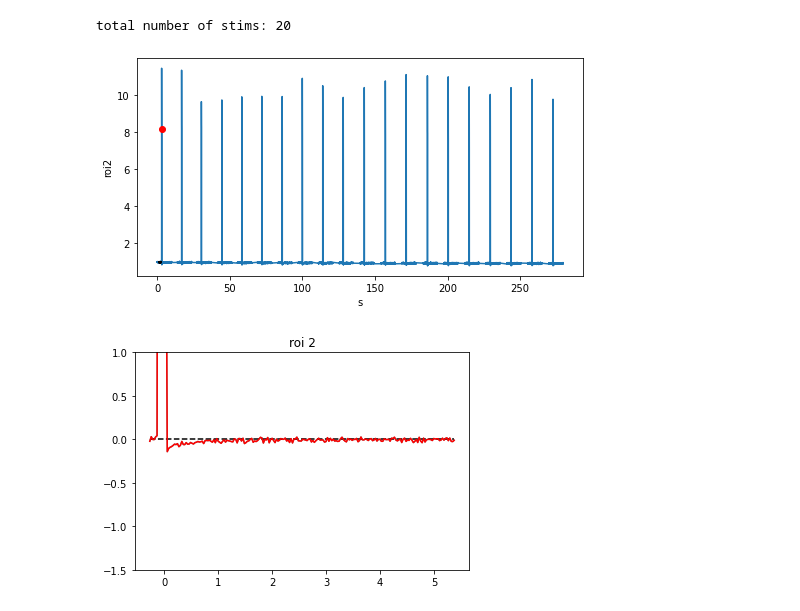
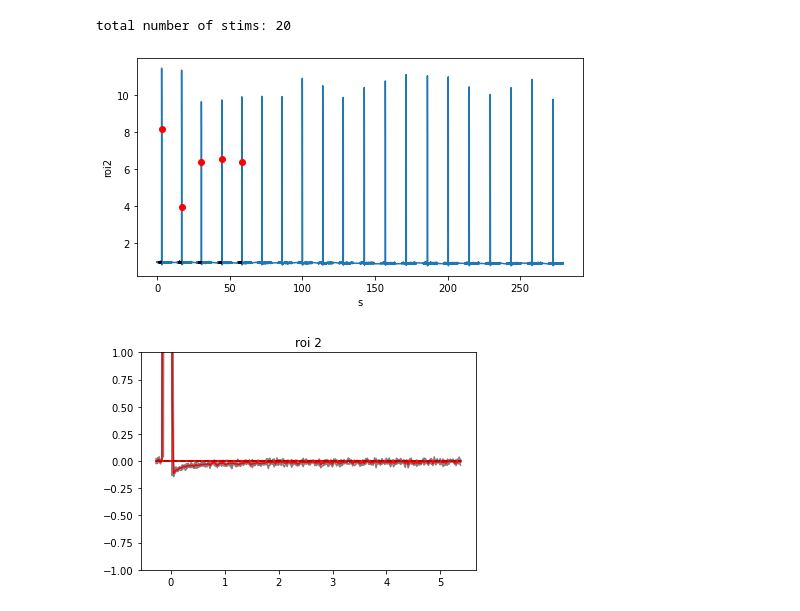
Before and after one commit to ilyakolb/online-frap-analysis, a Jupyter notebook: online-frap-analysis.ipynb, the cells around one changed output. Saved outputs shown, nothing was run; the diff lists cells and outputs as text; code cells hidden in the pictures.

```diff
--- a/online-frap-analysis.ipynb
+++ b/online-frap-analysis.ipynb
@@ -1,38 +22,16 @@
 # %%
-"""
-Created on Wed Sep 30 12:59:13 2020
-
-@author: kolbi
-
-NOTES:
-    Use for online analysis
-
-USAGE:
-    env: conda activate base2
-    run from D:\pythonTesting\jg8-frap
-    For un-normalized, plot N=20 pulses to get fraction change plot
-    For normalized, plot N=5 pulses to get uncontaminated curves
-
-NOTES:
-        # roi1: frap pixel
-        # roi2: frap roi
-        # roi3: control roi within cell
-        # roi4: neighboring cell roi <<< NOT PRESENT IN second experiment
-
-        # @todo: check sampling rate
-
-"""
-
 import pandas as pd
 import numpy as np
 import matplotlib.pyplot as plt
 from scipy.signal import find_peaks
 import os
 
-
+num_peaks_to_plot = 5 # 1 for FRAP. > 1 for averaging
+all_constructs = ['test']# [ '10.641', '604.2','500.688','500.686'] # '500.688', '604.2', '500.686'
+all_cell_num = ['001']# ['001', '002', '003', '004', '005']
 
 plt.close('all')
-num_peaks_to_plot = 1 # 40 # 'all' to plot all
+
 length_to_plot = 200
 samples_pre_stim = 10 # was 10
 peak_thresh = 20000
@@ -52,10 +51,6 @@ where <filename> is <all_constructs[0].<all_cell_num[0]> e.g. 604.2.007
 
 '''
 data_dir = r'./data'
-exp_folder = 'exp4_20201213'# 'exp3_20201211'
-all_constructs = ['test']# [ '10.641', '604.2','500.688','500.686'] # '500.688', '604.2', '500.686'
-all_cell_num = ['001']# ['001', '002', '003', '004', '005']
-
 
 plateau_data = {} # dict for storing all plateau data
 all_roi_avg_data = {} #
@@ -69,7 +64,7 @@ for construct in all_constructs:
         # construct = # '500.688' # '10.641', '500.456', '500.688'
         # cell_num = '004'
         filename = construct + '.' + cell_num + '.csv'
-        data = pd.read_csv(os.path.join(data_dir,exp_folder, filename))
+        data = pd.read_csv(os.path.join(data_dir, filename))
 
 
 
@@ -144,13 +139,14 @@ for construct in all_constructs:
                     current_roi = current_roi - plateaus_roi2[j]
                     roi_avg += current_roi
                     plt.plot(t_combo, current_roi, 'gray')
-                    plt.plot(t_combo, np.zeros_like(t_combo), 'k--')
-                    plt.plot(t_combo, roi_avg, 'r-')
+
                     plt.title('roi ' + str(i+1))
+
                     if normalize_roi:
-                        plt.ylim([-1.5, 1])
+                        plt.ylim([-1, 1])
                     else:
                         plt.ylim([-1000, 500])
+
                 elif i == 2:
                     current_roi = current_roi - plateaus_roi3[j]
 #                elif i == 3:
@@ -158,7 +154,8 @@ for construct in all_constructs:
 
 
             roi_avg = roi_avg/(j+1)
-
+            plt.plot(t_combo, np.zeros_like(t_combo), 'k--')
+            plt.plot(t_combo, roi_avg, 'r-')
 
 
 
@@ -167,32 +164,32 @@ for construct in all_constructs:
 
 
 
         # plot plateaus on entire timeseries and save (roi2 only)
         for i in idx_peaks:
             current_plateau = plateau(i, roi2)
             raw_ax.plot(plateau_t(i), current_plateau, 'k-')
 
             # plateau_data[construct].append(current_plateau.mean()) # add plateau mean to csv
         '''
         fig_plateaus, ax = plt.subplots()
         ax.plot(plateaus_roi2, 'ko-')
         ax.plot(plateaus_roi3, 'ro-')
         ax.legend(['FRAP zone (roi2)', 'non-FRAP zone (roi3)'])
         ax.set_title("plateaus")
         ax.set_xlabel("stim num")
         ax.set_ylabel("frap roi")
 
         # percent change in plateaus (next plateau - current plateau ) / current plateau
         percent_change = np.diff(plateaus_roi2) / plateaus_roi2[0:-1]
         fig_prcnt_chng = plt.figure()
         plt.plot(percent_change, 'ko-')
         plt.title("fraction change plateau")
         plt.xlabel("stim num")
         plt.ylabel("fraction change")
 
         plateau_data[construct].extend(percent_change)
         '''
 # %% [output]
 total number of stims: 20
-[figure, old version]
+[figure, new version]
-[figure, old version]
+[figure, new version]
```
Also changed, not shown: parts of 2 cells of this notebook, 2 other files.
